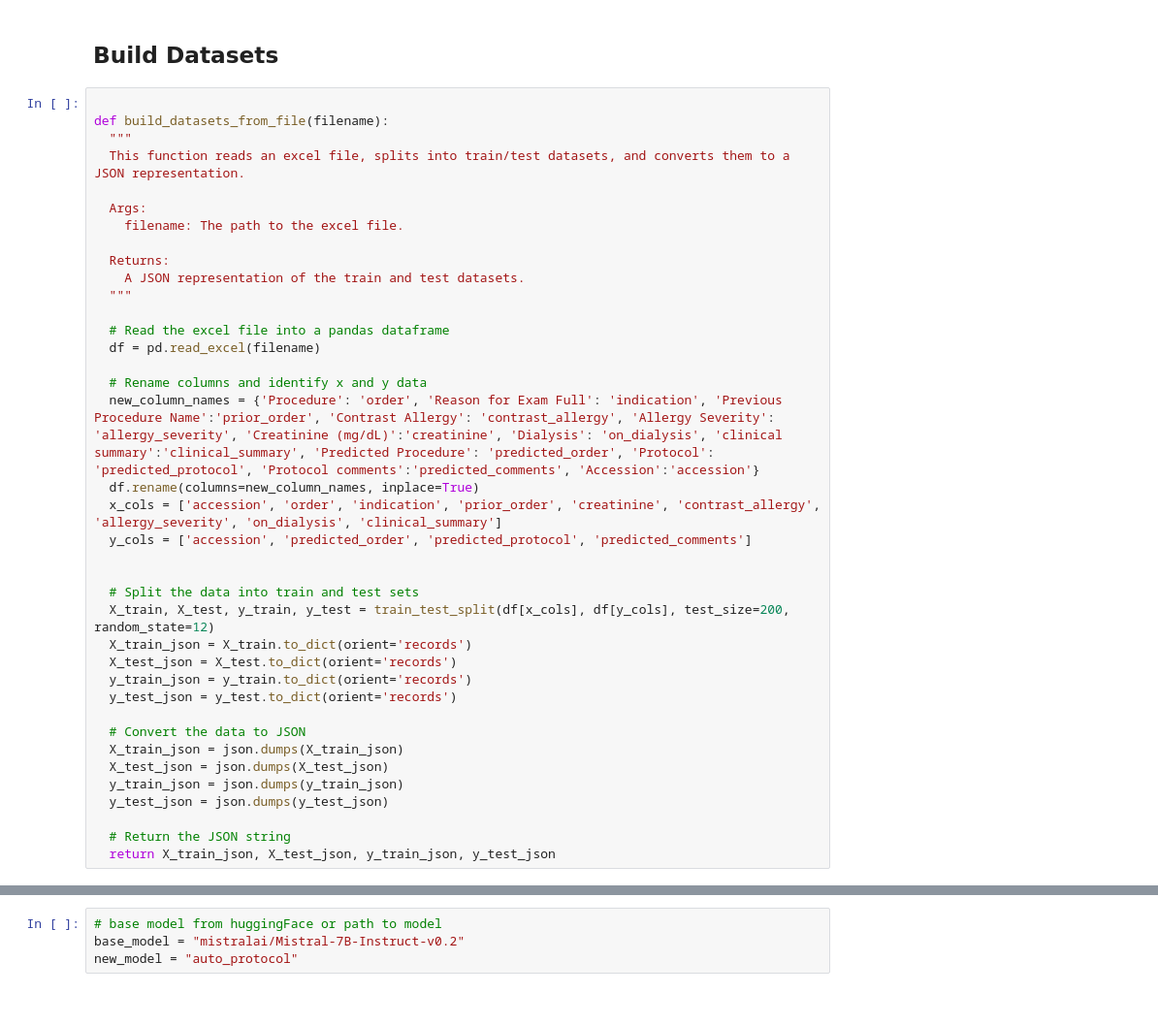
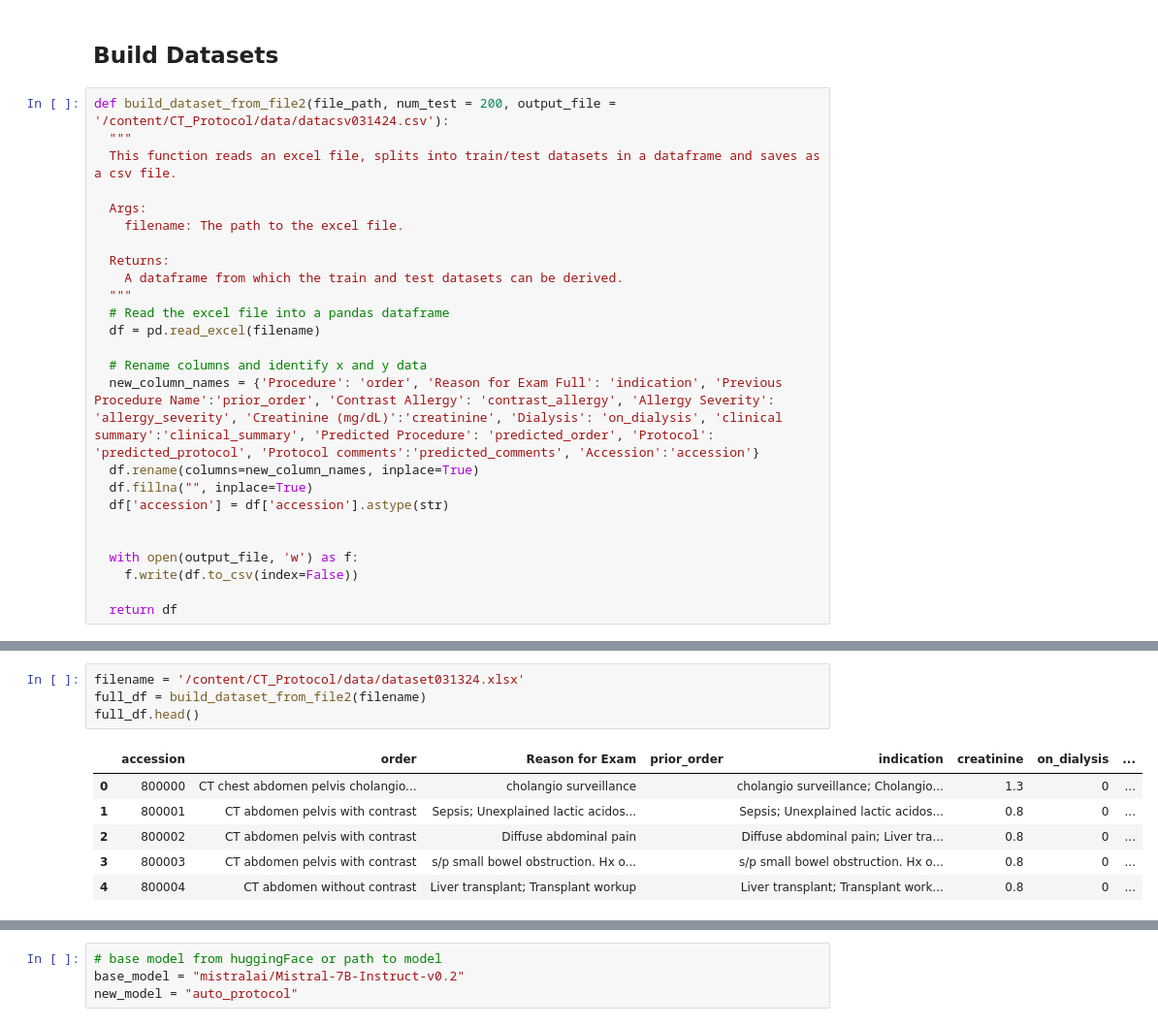
Before and after one commit to mille055/aipi590_project1, a Jupyter notebook: notebooks/Finetune_notebook.ipynb, the cells around one changed output, grey strips where cells are left out. Shown: that part at 97% size. Drawn from its saved outputs; the diff is of its cells as text.

```diff
--- a/notebooks/Finetune_notebook.ipynb
+++ b/notebooks/Finetune_notebook.ipynb
@@ -346,40 +54,27 @@ from sklearn.model_selection import train_test_split
 # %% [markdown]
 ## Build Datasets
 # %%
-
-def build_datasets_from_file(filename):
+def build_dataset_from_file2(file_path, num_test = 200, output_file = '/content/CT_Protocol/data/datacsv031424.csv'):
   """
-  This function reads an excel file, splits into train/test datasets, and converts them to a JSON representation.
+  This function reads an excel file, splits into train/test datasets in a dataframe and saves as a csv file.
 
   Args:
     filename: The path to the excel file.
 
   Returns:
-    A JSON representation of the train and test datasets.
+    A dataframe from which the train and test datasets can be derived.
   """
-
   # Read the excel file into a pandas dataframe
   df = pd.read_excel(filename)
 
   # Rename columns and identify x and y data
   new_column_names = {'Procedure': 'order', 'Reason for Exam Full': 'indication', 'Previous Procedure Name':'prior_order', 'Contrast Allergy': 'contrast_allergy', 'Allergy Severity': 'allergy_severity', 'Creatinine (mg/dL)':'creatinine', 'Dialysis': 'on_dialysis', 'clinical summary':'clinical_summary', 'Predicted Procedure': 'predicted_order', 'Protocol': 'predicted_protocol', 'Protocol comments':'predicted_comments', 'Accession':'accession'}
   df.rename(columns=new_column_names, inplace=True)
-  x_cols = ['accession', 'order', 'indication', 'prior_order', 'creatinine', 'contrast_allergy', 'allergy_severity', 'on_dialysis', 'clinical_summary']
-  y_cols = ['accession', 'predicted_order', 'predicted_protocol', 'predicted_comments']
+  df.fillna("", inplace=True)
+  df['accession'] = df['accession'].astype(str)
 
 
-  # Split the data into train and test sets
-  X_train, X_test, y_train, y_test = train_test_split(df[x_cols], df[y_cols], test_size=200, random_state=12)
-  X_train_json = X_train.to_dict(orient='records')
-  X_test_json = X_test.to_dict(orient='records')
-  y_train_json = y_train.to_dict(orient='records')
-  y_test_json = y_test.to_dict(orient='records')
+  with open(output_file, 'w') as f:
+    f.write(df.to_csv(index=False))
 
-  # Convert the data to JSON
-  X_train_json = json.dumps(X_train_json)
-  X_test_json = json.dumps(X_test_json)
-  y_train_json = json.dumps(y_train_json)
-  y_test_json = json.dumps(y_test_json)
-
-  # Return the JSON string
-  return X_train_json, X_test_json, y_train_json, y_test_json
+  return df
@@ -489,0 +81,11 @@ Index(['accession', 'predicted_order', 'predicted_protocol',
+# %%
+filename = '/content/CT_Protocol/data/dataset031324.xlsx'
+full_df = build_dataset_from_file2(filename)
+full_df.head()
+# %% [output]
+|  | accession | order | Reason for Exam | prior_order | indication | creatinine | on_dialysis | ... |
+| 0 | 800000 | CT chest abdomen pelvis cholangio... | cholangio surveillance |  | cholangio surveillance; Cholangio... | 1.3 | 0 | ... |
+| 1 | 800001 | CT abdomen pelvis with contrast | Sepsis; Unexplained lactic acidos... |  | Sepsis; Unexplained lactic acidos... | 0.8 | 0 | ... |
+| 2 | 800002 | CT abdomen pelvis with contrast | Diffuse abdominal pain |  | Diffuse abdominal pain; Liver tra... | 0.8 | 0 | ... |
+| 3 | 800003 | CT abdomen pelvis with contrast | s/p small bowel obstruction. Hx o... |  | s/p small bowel obstruction. Hx o... | 0.8 | 0 | ... |
+| 4 | 800004 | CT abdomen without contrast | Liver transplant; Transplant workup |  | Liver transplant; Transplant work... | 0.8 | 0 | ... |
```
Also changed, not shown: parts of 31 cells of this notebook.
